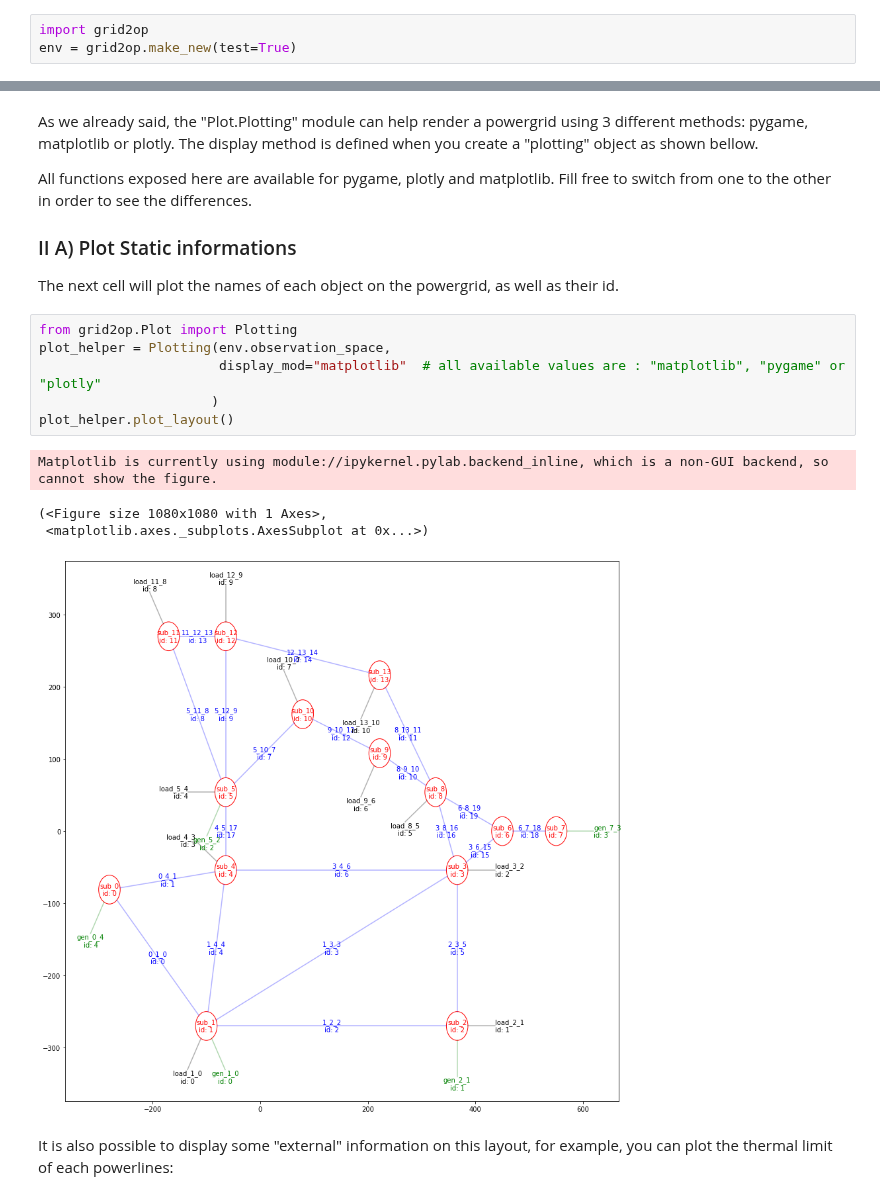
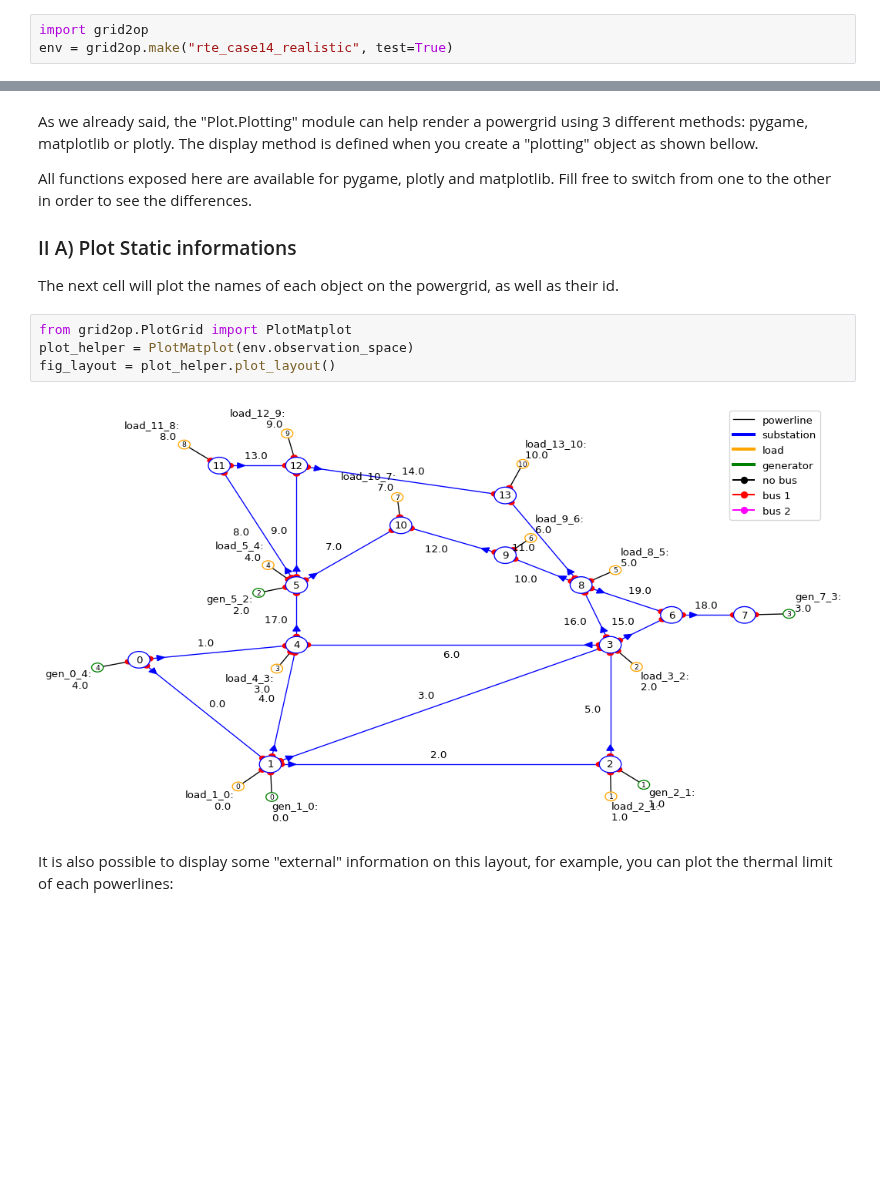
Before and after one commit to rte-france/Grid2Op, a Jupyter notebook: getting_started/7_PlottingCapabilities.ipynb, the cells around one changed output, grey strips where cells are left out. Cells and saved outputs as stored; diff of their text form; blank space fills up the shorter version.

Commit message:
Notebooks and PlotGrid fixing
Updated notebooks to use make instead of make_new. Correcting notebook7 showed some problems with PlotGrid, now fixed too

```diff
--- a/getting_started/7_PlottingCapabilities.ipynb
+++ b/getting_started/7_PlottingCapabilities.ipynb
@@ -34,5 +23,5 @@ Hello from the pygame community. https://www.pygame.org/contribute.html
 This notebook will not work if one of the 6 packages above cannot be imported. We then highly recommend you to install them on your machine. (we put the pip command to install them if you have any trouble)
 # %%
 import grid2op
-env = grid2op.make_new(test=True)
+env = grid2op.make("rte_case14_realistic", test=True)
 # %% [output]
@@ -49,16 +37,11 @@ All functions exposed here are available for pygame, plotly and matplotlib. Fill
 ### II A) Plot Static informations
 The next cell will plot the names of each object on the powergrid, as well as their id.
 # %%
-from grid2op.Plot import Plotting
-plot_helper = Plotting(env.observation_space,
-                       display_mod="matplotlib"  # all available values are : "matplotlib", "pygame" or "plotly"
-                      )
-plot_helper.plot_layout()
+from grid2op.PlotGrid import PlotMatplot
+plot_helper = PlotMatplot(env.observation_space)
+fig_layout = plot_helper.plot_layout()
 # %% [output]
-Matplotlib is currently using module://ipykernel.pylab.backend_inline, which is a non-GUI backend, so cannot show the figure.
-(<Figure size 1080x1080 with 1 Axes>,
- <matplotlib.axes._subplots.AxesSubplot at 0x...>)
-[figure, old version]
+[figure, new version]
 # %% [markdown]
 It is also possible to display some "external" information on this layout, for example, you can plot the thermal limit of each powerlines:
 # %%
```
Also changed, not shown: parts of 20 cells of this notebook, 12 other files.
